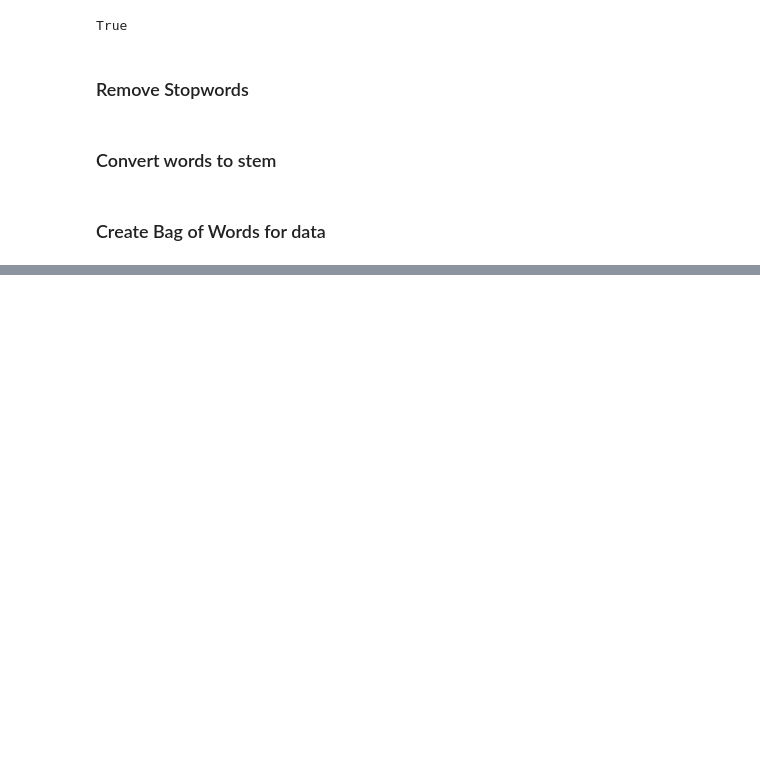
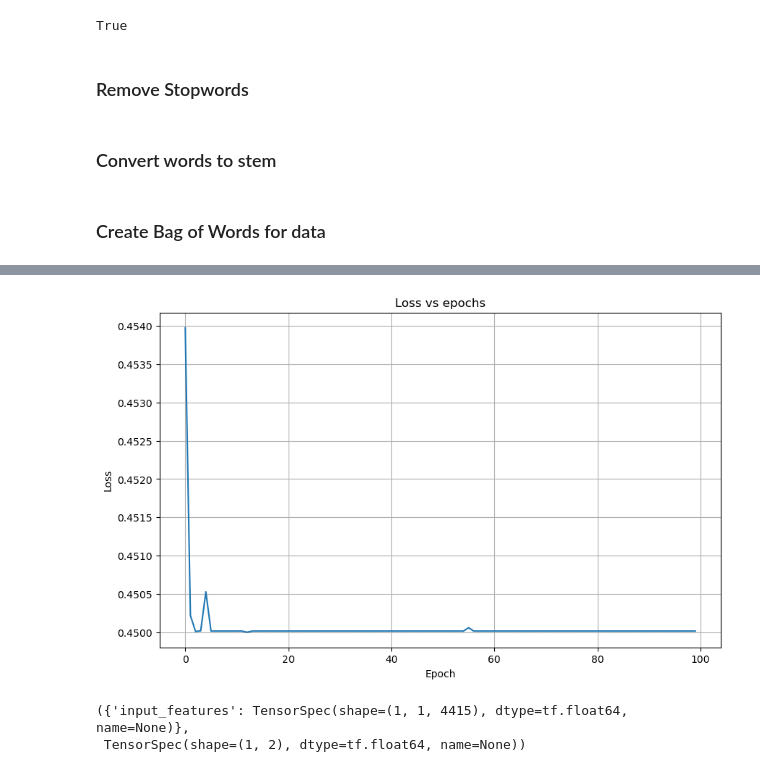
Before and after one commit to BetikuOluwatobi/commonlit-evaluate-student-summaries, a Jupyter notebook: student_summaries.ipynb, the cells around one changed output, grey strips where cells are left out. Drawn from its saved outputs; the diff is of its cells as text; code cells hidden in the pictures; blank space fills up the shorter version.

```diff
--- a/student_summaries.ipynb
+++ b/student_summaries.ipynb
@@ -312,0 +451,26 @@ df_test.to_csv("submission.csv", index=False)
+# %%
+def build_model():
+    model = Sequential([
+        Input(shape=(None,f_shape),batch_size=batch_size,name='input_features',dtype=tf.float32),
+        tf.keras.layers.LSTM(128,activation='relu'),
+        tf.keras.layers.Dropout(0.2),
+        Dense(64,activation='relu'),
+        Dense(16, activation='relu'),
+        Dense(2, activation='relu')
+    ])
+
+    model.compile(optimizer=tf.keras.optimizers.Adam(learning_rate=1e-3),
+                 loss=tf.keras.losses.Huber(), metrics=['mse'])
+    return model
+# %%
+model = build_model()
+# %%
+# Assuming your original dataset has 1000 examples
+dataset_size = X_train.shape[0]
+val_size = int(dataset_size * 0.05)  # 5% for validation
+train_size = dataset_size - val_size
+
+train_dataset = dataset.take(train_size)
+val_dataset = dataset.skip(train_size)
+# %%
+history = model.fit(train_dataset,batch_size=batch_size,validation_data=val_dataset,epochs=100,callbacks=[early_stopping])
@@ -312,0 +495,16 @@ df_test.to_csv("submission.csv", index=False)
+# %%
+import matplotlib.pyplot as plt
+
+# Extract learning rates and losses from the training history
+epochs = range(len(history.history['loss']))
+losses = history.history['loss']
+
+plt.figure(figsize=(10, 6))
+plt.plot(epochs, losses)
+plt.xlabel('Epoch')
+plt.ylabel('Loss')
+plt.title('Loss vs epochs')
+plt.grid(True)
+plt.show()
+# %% [output]
+[figure, added]
@@ -312,0 +517,5 @@ df_test.to_csv("submission.csv", index=False)
+# %%
+val_dataset.element_spec
+# %% [output]
+({'input_features': TensorSpec(shape=(1, 1, 4415), dtype=tf.float64, name=None)},
+ TensorSpec(shape=(1, 2), dtype=tf.float64, name=None))
```
Also changed, not shown: parts of 57 cells of this notebook.
